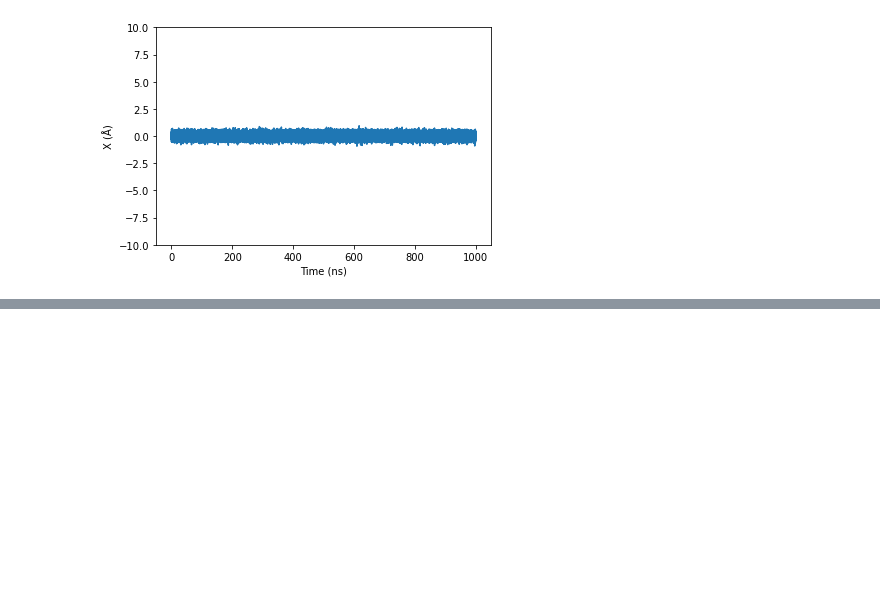
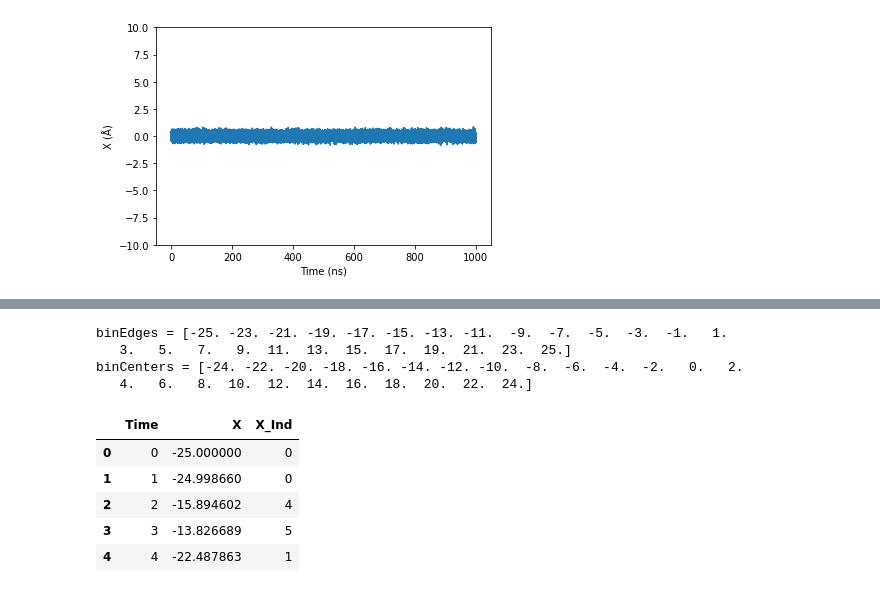
Before and after one commit to wesleymsmith/Milestone_Error_Analysis_Testing, a Jupyter notebook: Milestone_Polynomial_Model_Test.ipynb, the cells around one changed output, grey strips where cells are left out. Cells and saved outputs as stored; diff of their text form; code cells hidden in the pictures; blank space fills up the shorter version.

```diff
--- a/Milestone_Polynomial_Model_Test.ipynb
+++ b/Milestone_Polynomial_Model_Test.ipynb
@@ -299,0 +357,4 @@ plt.show()
+# %%
+symmData=pd.read_csv("symmetric_case.raw_trajectory_data.csv")
+symmData=symmData.drop(columns=symmData.columns[0])
+symmData.head()
@@ -299,0 +368,21 @@ plt.show()
+# %%
+binEdges=np.linspace(-25,25,26)
+binCenters=(binEdges[:-1]+binEdges[1:])/2.
+print(
+    "binEdges = %s"%binEdges + "\nbinCenters = %s"%binCenters
+)
+symmData['X_Ind']=symmData['X'].apply(
+    lambda x: np.argmin(np.abs(x-binCenters))
+)
+symmData.head()
+# %% [output]
+binEdges = [-25. -23. -21. -19. -17. -15. -13. -11.  -9.  -7.  -5.  -3.  -1.   1.
+   3.   5.   7.   9.  11.  13.  15.  17.  19.  21.  23.  25.]
+binCenters = [-24. -22. -20. -18. -16. -14. -12. -10.  -8.  -6.  -4.  -2.   0.   2.
+   4.   6.   8.  10.  12.  14.  16.  18.  20.  22.  24.]
+|  | Time | X | X_Ind |
+| 0 | 0 | -25.000000 | 0 |
+| 1 | 1 | -24.998660 | 0 |
+| 2 | 2 | -15.894602 | 4 |
+| 3 | 3 | -13.826689 | 5 |
+| 4 | 4 | -22.487863 | 1 |
```
Also changed, not shown: parts of 19 cells of this notebook.
